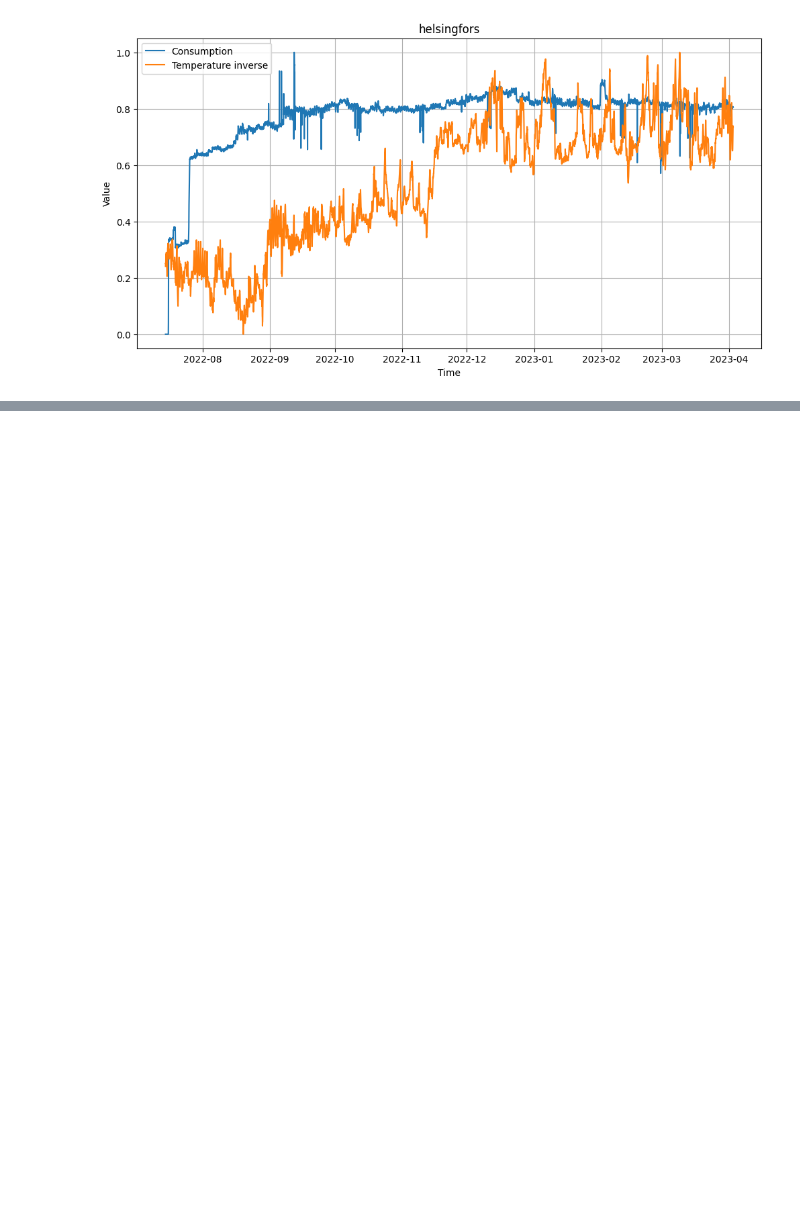
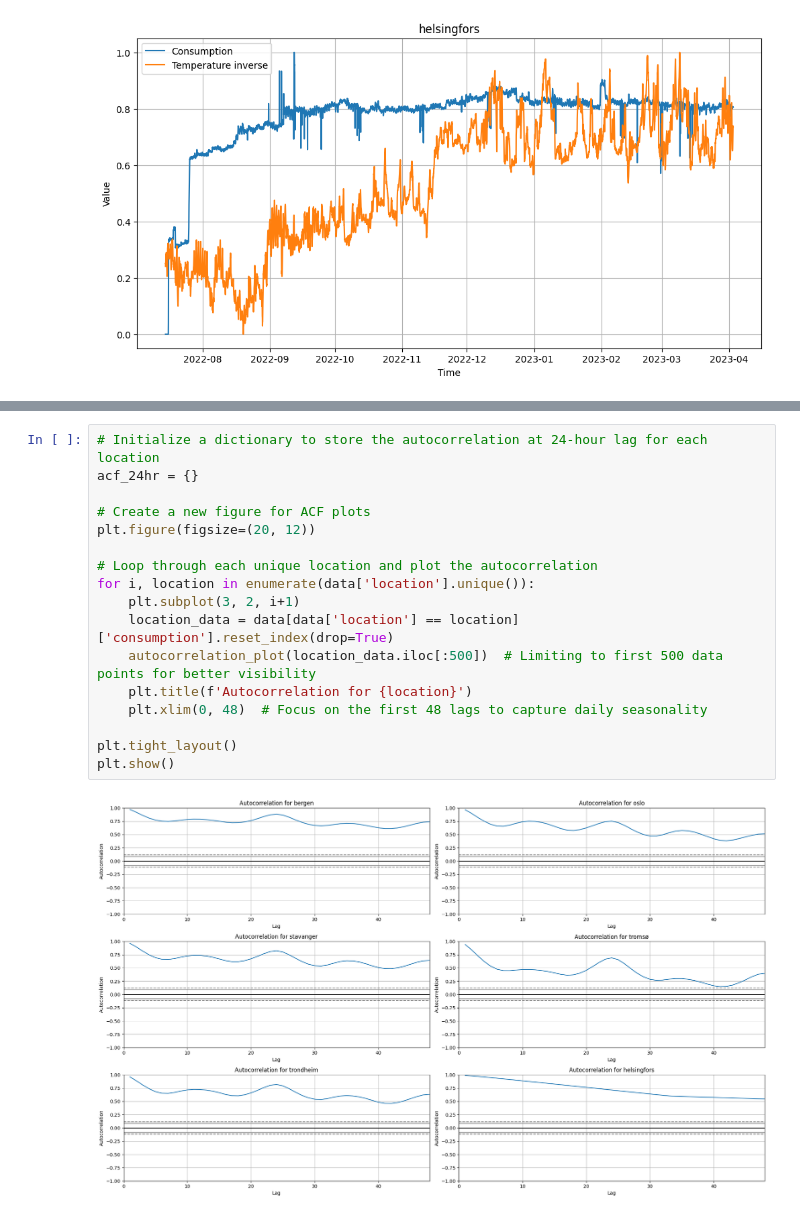
Before and after one commit to HesteBjorn/TDT4259_Data_Science, a Jupyter notebook: exploration.ipynb, the cells around one changed output, grey strips where cells are left out. Saved outputs shown, nothing was run; the diff lists cells and outputs as text; blank space fills up the shorter version.

```diff
--- a/exploration.ipynb
+++ b/exploration.ipynb
@@ -55,0 +75,19 @@ for city, city_data in data_cities.items():
+# %%
+# Initialize a dictionary to store the autocorrelation at 24-hour lag for each location
+acf_24hr = {}
+
+# Create a new figure for ACF plots
+plt.figure(figsize=(20, 12))
+
+# Loop through each unique location and plot the autocorrelation
+for i, location in enumerate(data['location'].unique()):
+    plt.subplot(3, 2, i+1)
+    location_data = data[data['location'] == location]['consumption'].reset_index(drop=True)
+    autocorrelation_plot(location_data.iloc[:500])  # Limiting to first 500 data points for better visibility
+    plt.title(f'Autocorrelation for {location}')
+    plt.xlim(0, 48)  # Focus on the first 48 lags to capture daily seasonality
+
+plt.tight_layout()
+plt.show()
+# %% [output]
+[figure, added]
```
Also changed, not shown: parts of 4 cells of this notebook, 2 other files.
